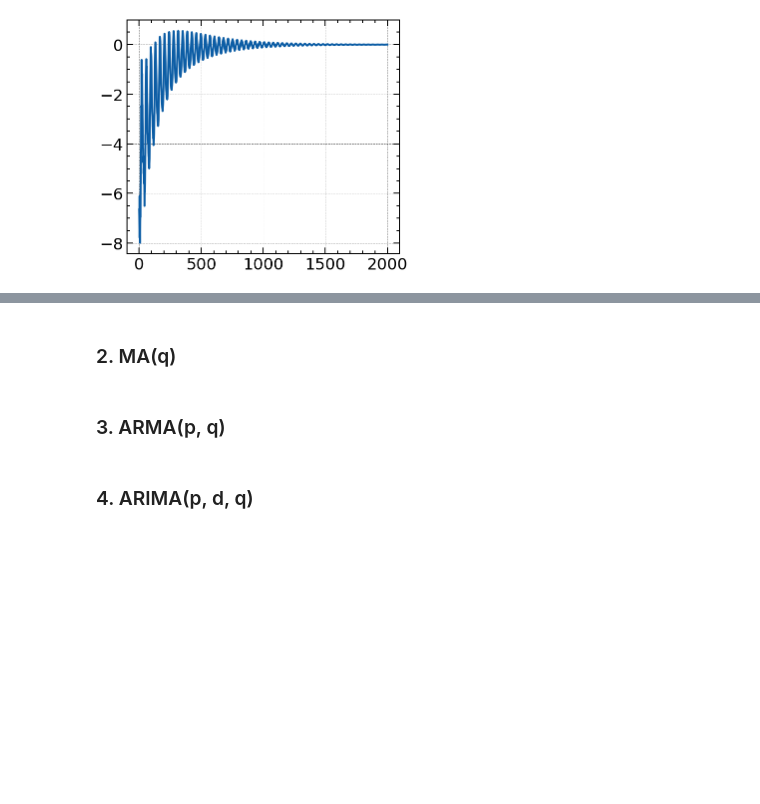
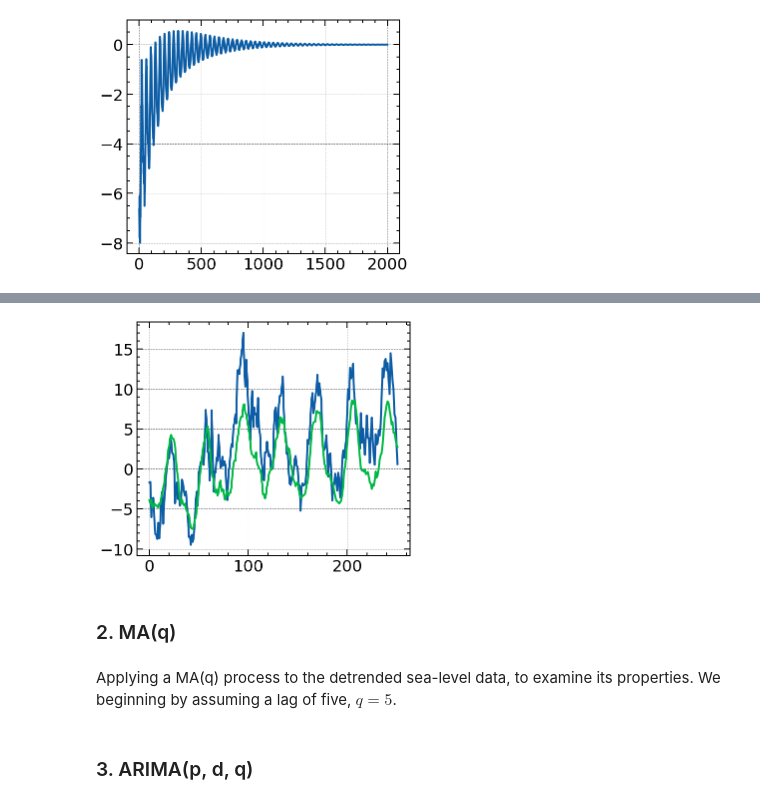
Before and after one commit to Sinbad-The-Sailor/Machine-Learning-Notebooks, a Jupyter notebook: time_series_anaylsis.ipynb, the cells around one changed output, grey strips where cells are left out. Drawn from its saved outputs; the diff is of its cells as text; code cells hidden in the pictures; blank space fills up the shorter version.

```diff
--- a/time_series_anaylsis.ipynb
+++ b/time_series_anaylsis.ipynb
@@ -217,0 +260,9 @@ plt.show()
+# %%
+for i in range(training_observations-lag):
+    X = input_data[i,:lag]
+    y = output_data[i].view(1)
+    net.zero_grad()
+    output = net.forward(X)
+    loss = net.loss(output, y)
+    loss.backward()
+    optimizer.step()
@@ -218,6 +299,26 @@ plt.show()
+# %%
+testing_data = np.array(df_validation)
+testing_observations = len(testing_data)
+lag = 45
+
+test_output_data = testing_data[lag:]
+test_input_data = []
+for i in range(lag):
+    test_input_data.append(testing_data[lag-i-1:testing_observations-i-1])
+test_input_data = np.stack(test_input_data).T
+test_output_data = torch.Tensor(test_output_data)
+test_input_data = torch.Tensor(test_input_data)
+# %%
+fig, ax = plt.subplots()
+ax.plot(np.array(test_output_data[:].detach().numpy()))
+ax.plot(np.array(net(test_input_data[:,:lag]).detach().numpy()))
+fig.set_size_inches(4.9, 4.3)
+plt.show()
+# %% [output]
+[figure, added]
 # %% [markdown]
 ### 2. MA(q)
+# %% [markdown]
+Applying a MA(q) process to the detrended sea-level data, to examine its properties. We beginning by assuming a lag of five, $q=5$.
 # %% [markdown]
-### 3. ARMA(p, q)
+### 3. ARIMA(p, d, q)
-# %% [markdown]
-### 4. ARIMA(p, d, q)
```
Also changed, not shown: parts of 12 cells of this notebook.
